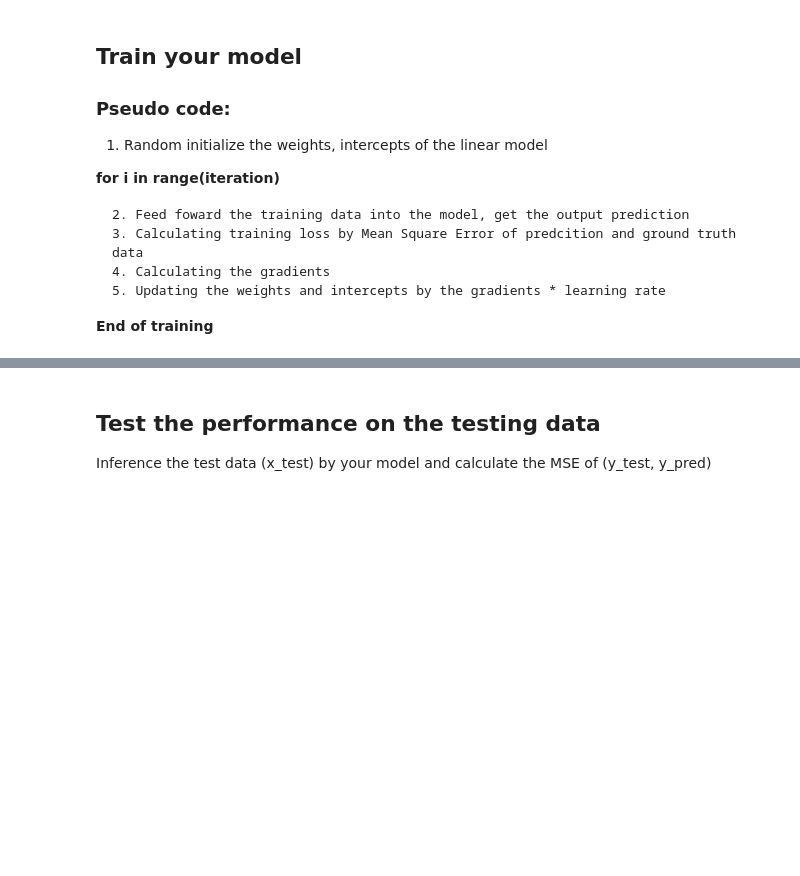
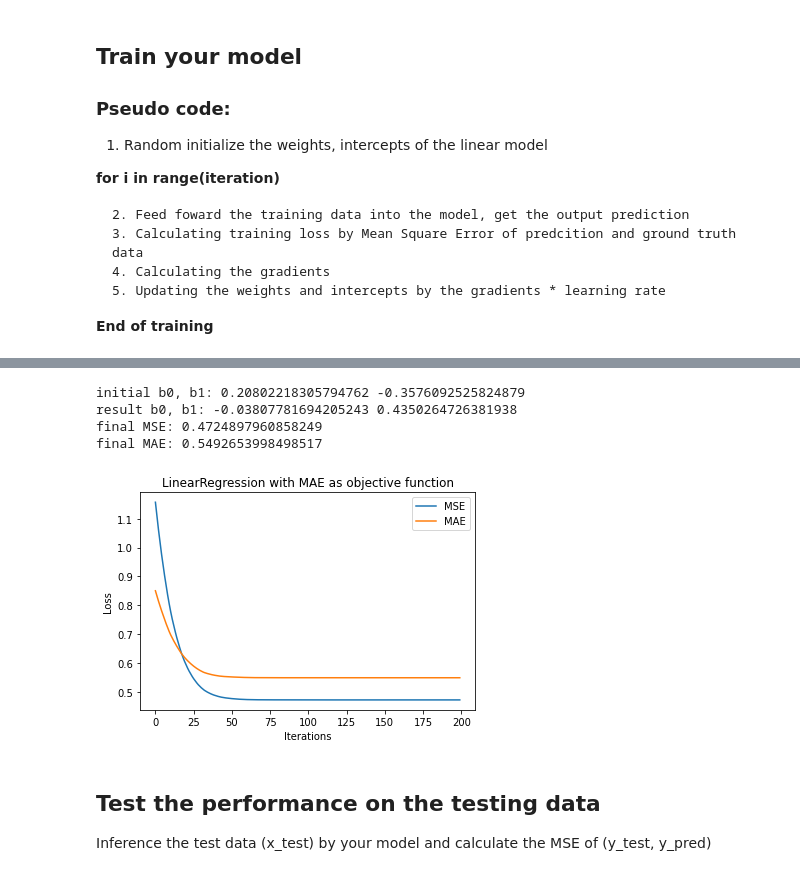
Before and after one commit to hurueilin/PR_HW1, a Jupyter notebook: 309553024_HW1.ipynb, the cells around one changed output, grey strips where cells are left out. Drawn from its saved outputs; the diff is of its cells as text; code cells hidden in the pictures; blank space fills up the shorter version.

```diff
--- a/309553024_HW1.ipynb
+++ b/309553024_HW1.ipynb
@@ -129,3 +167,26 @@ final MAE: 0.5503357960068421
+# %%
+B0, B1, record_MSE, record_MAE = LinearRegression_MAE(x_train, y_train, L=0.05, epochs=200)
+print('result b0, b1:', B0, B1)
+print('final MSE:', record_MSE[-1])
+print('final MAE:', record_MAE[-1])
+
+# draw matplotlib figure
+x = range(0, len(record_MSE))
+y1 = record_MSE
+y2 = record_MAE
+plt.title("LinearRegression with MAE as objective function")
+plt.xlabel("Iterations")
+plt.ylabel("Loss")
+plt.plot(x, y1, label='MSE')
+plt.plot(x, y2, label='MAE')
+plt.legend()
+plt.show()
+# %% [output]
+initial b0, b1: 0.20802218305794762 -0.3576092525824879
+result b0, b1: -0.03807781694205243 0.4350264726381938
+final MSE: 0.4724897960858249
+final MAE: 0.5492653998498517
+[figure, added]
 # %% [markdown]
 ## Test the performance on the testing data
 Inference the test data (x_test) by your model and calculate the MSE of (y_test, y_pred)
```
Also changed, not shown: parts of 3 cells of this notebook.
